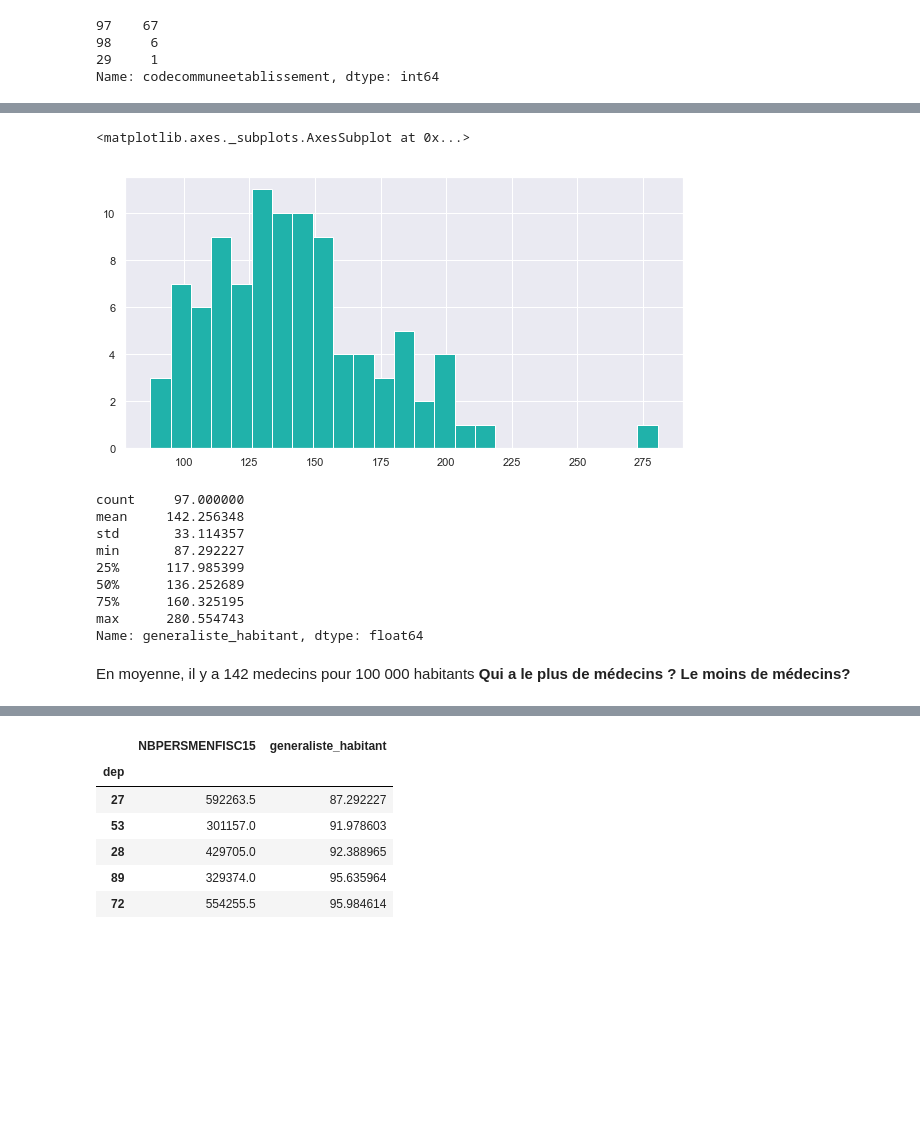
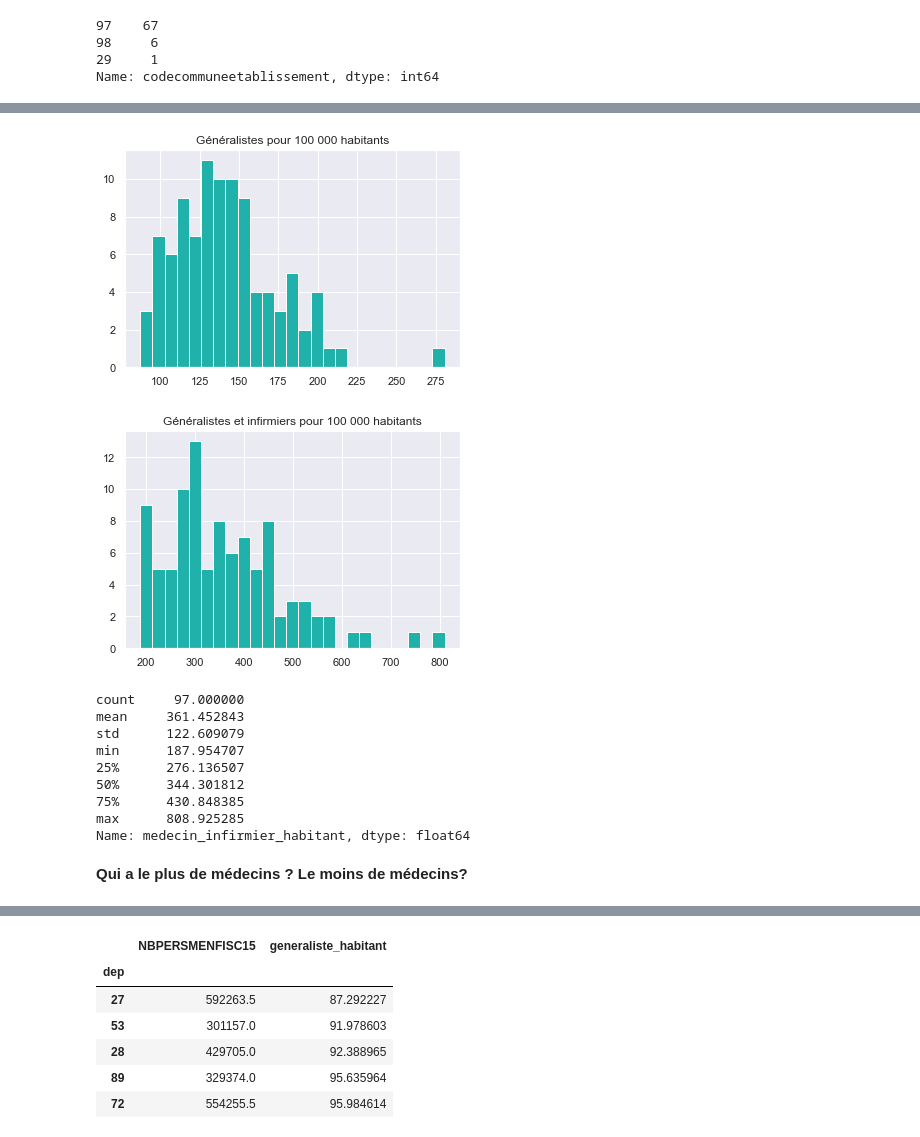
Before and after one commit to MarieMartin723/deserts-medicaux, a Jupyter notebook: notebooks/analyse_deserts.ipynb, the cells around one changed output, grey strips where cells are left out. Saved outputs shown, nothing was run; the diff lists cells and outputs as text; code cells hidden in the pictures; blank space fills up the shorter version.

```diff
--- a/notebooks/analyse_deserts.ipynb
+++ b/notebooks/analyse_deserts.ipynb
@@ -101,3 +132,5 @@ analyse_df.generaliste.sum()
+# %%
+analyse_df['medecin_infirmier'] = analyse_df.generaliste + analyse_df.infirmiers
 # %%
 %matplotlib inline
 import seaborn as sns
@@ -110,3 +143,4 @@ sns.set()
 [figure]
 # %%
 analyse_df['generaliste_habitants'] = 100_000 * analyse_df.generaliste / analyse_df.NBPERSMENFISC15
+analyse_df['medecin_infirmier_habitants'] = 100_000 * analyse_df.medecin_infirmier / analyse_df.NBPERSMENFISC15
@@ -179,8 +241,13 @@ On supprime toute ligne ayant un missing code commune, ou pas de population.
 # %%
-dept_df = (analyse_df
+dept = (analyse_df
            .dropna(subset = ['CODGEO','NBPERSMENFISC15'])
            .assign(dep = lambda df: df.CODGEO.str[:2])
            .groupby('dep')[['NBPERSMENFISC15','ambulance', 'analyse_medicale', 'autre',
             'autre_specialiste', 'chirurgien', 'dentiste', 'generaliste',
            'hopital', 'infirmiers', 'organe', 'radiologue',
-           'reeducateur_podologue']].sum())
+           'reeducateur_podologue','medecin_infirmier']].sum())
+dept2 = (analyse_df
+           .dropna(subset = ['CODGEO','NBPERSMENFISC15'])
+           .assign(dep = lambda df: df.CODGEO.str[:2])
+           .groupby('dep')[['MED15','TP6015','PACT15','PPSOC15','D115','D915']].mean())
+dept_df = dept.merge(dept2, on = 'dep', how= 'outer', indicator = True)
@@ -188,7 +266,7 @@ dept_df = (analyse_df
 metiers = ['ambulance', 'analyse_medicale', 'autre',
        'autre_specialiste', 'chirurgien', 'dentiste', 'generaliste',
        'hopital', 'infirmiers', 'organe', 'radiologue',
-       'reeducateur_podologue']
+       'reeducateur_podologue','medecin_infirmier']
 for i in metiers :
     dept_df[i+'_habitant'] = 100_000* dept_df[i] / dept_df.NBPERSMENFISC15
 # %%
@@ -207,24 +285,27 @@ dept_df.head()
 # %%
 import matplotlib.pyplot as plt
-plt.figure(figsize = (10,5))
 dept_df.generaliste_habitant.hist(bins=25,color = 'lightseagreen')
+plt.title('Généralistes pour 100 000 habitants');
 # %% [output]
-<matplotlib.axes._subplots.AxesSubplot at 0x...>
-[figure, old version]
+[figure, new version]
+# %%
+dept_df.medecin_infirmier_habitant.hist(bins=25,color = 'lightseagreen')
+plt.title('Généralistes et infirmiers pour 100 000 habitants');
+# %% [output]
+[figure, added]
 # %%
-dept_df.generaliste_habitant.describe()
+dept_df.medecin_infirmier_habitant.describe()
 # %% [output]
 count     97.000000
-mean     142.256348
-std       33.114357
-min       87.292227
-25%      117.985399
-50%      136.252689
-75%      160.325195
-max      280.554743
-Name: generaliste_habitant, dtype: float64
+mean     361.452843
+std      122.609079
+min      187.954707
+25%      276.136507
+50%      344.301812
+75%      430.848385
+max      808.925285
+Name: medecin_infirmier_habitant, dtype: float64
 # %% [markdown]
-En moyenne, il y a 142 medecins pour 100 000 habitants </p>
 **Qui a le plus de médecins ? Le moins de médecins?**
 # %%
 dept_df.sort_values(by = 'generaliste_habitant', ascending = False).tail(5)
```
Also changed, not shown: parts of 52 cells of this notebook.
